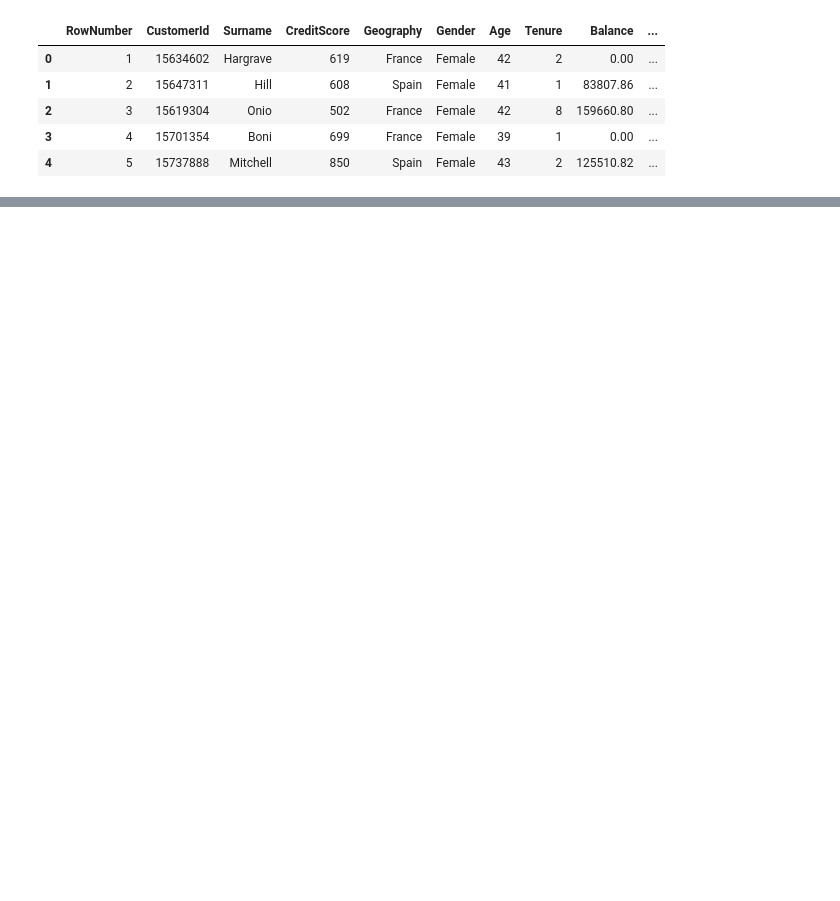
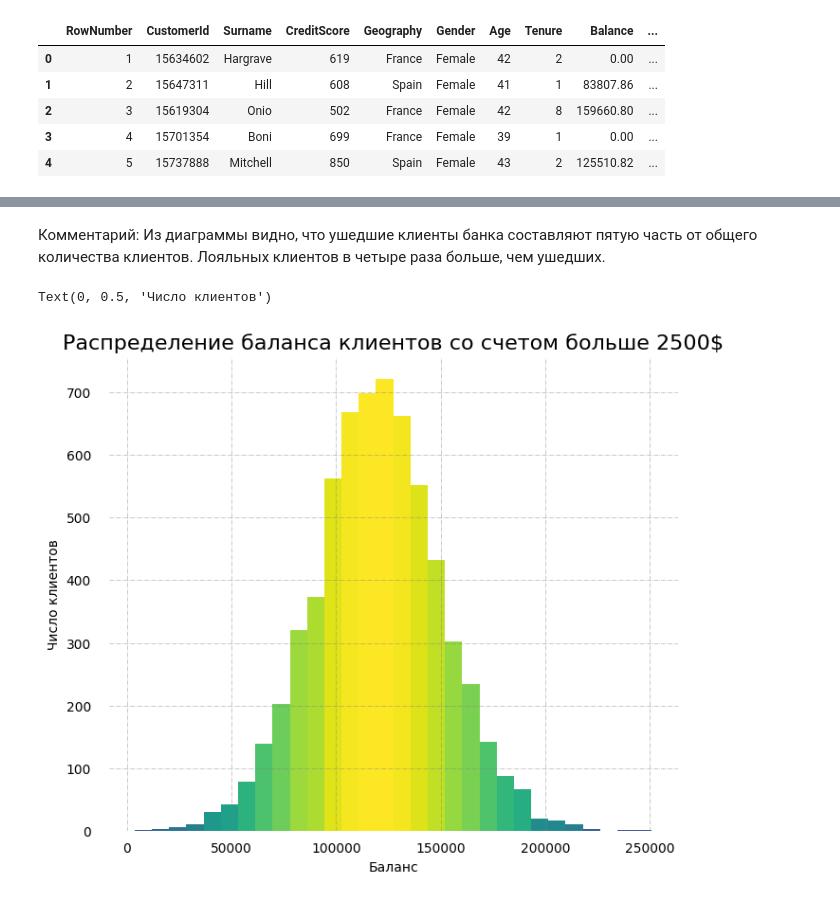
Before and after one commit to 78doors/DS-practice-, a Jupyter notebook: project_2/.ipynb, the cells around one changed output, grey strips where cells are left out. Cells and saved outputs as stored; diff of their text form; code cells hidden in the pictures; blank space fills up the shorter version.

```diff
--- a/project_2/.ipynb
+++ b/project_2/.ipynb
@@ -13,0 +34,55 @@ churn_data.head()
+# %% [markdown]
+Комментарий: Из диаграммы видно, что ушедшие клиенты банка составляют пятую часть от общего количества клиентов.
+Лояльных клиентов в четыре раза больше, чем ушедших.
+# %%
+#9.2. Постройте график, показывающий распределение баланса пользователей, у которых на счету больше 2 500 долларов.
+# Опишите распределение и сделайте выводы.
+import matplotlib.pyplot as plt
+%matplotlib inline
+from matplotlib import colors
+from matplotlib.ticker import PercentFormatter
+mask = churn_data['Balance'] > 2500
+balance = churn_data[mask]
+
+fig = plt.figure(figsize=(6,5))
+axes = fig.add_axes([0, 0, 1, 1])
+
+# Remove axes splines
+for s in ['top', 'bottom', 'left', 'right']:
+    axes.spines[s].set_visible(False)
+
+# Remove x, y ticks
+axes.xaxis.set_ticks_position('none')
+axes.yaxis.set_ticks_position('none')
+
+# Add padding between axes and labels
+axes.xaxis.set_tick_params(pad = 5)
+axes.yaxis.set_tick_params(pad = 10)
+
+# Add x, y gridlines
+axes.grid(visible = True, color ='grey',
+        linestyle ='-.', linewidth = 0.5,
+        alpha = 0.6)
+
+
+# Creating histogram
+N, bins, patches = axes.hist(x=balance['Balance'], bins = 30)
+
+# Setting color
+fracs = ((N**(1 / 5)) / N.max())
+norm = colors.Normalize(fracs.min(), fracs.max())
+
+for thisfrac, thispatch in zip(fracs, patches):
+    color = plt.cm.viridis(norm(thisfrac))
+    thispatch.set_facecolor(color)
+
+# Adding extra features
+plt.xlabel("X-axis")
+plt.ylabel("y-axis")
+
+axes.set_title('Распределение баланса клиентов со счетом больше 2500$', fontsize=16)
+axes.set_xlabel('Баланс')
+axes.set_ylabel('Число клиентов')
+# %% [output]
+Text(0, 0.5, 'Число клиентов')
+[figure, added]
```
Also changed, not shown: parts of 5 cells of this notebook, 4 other files.
